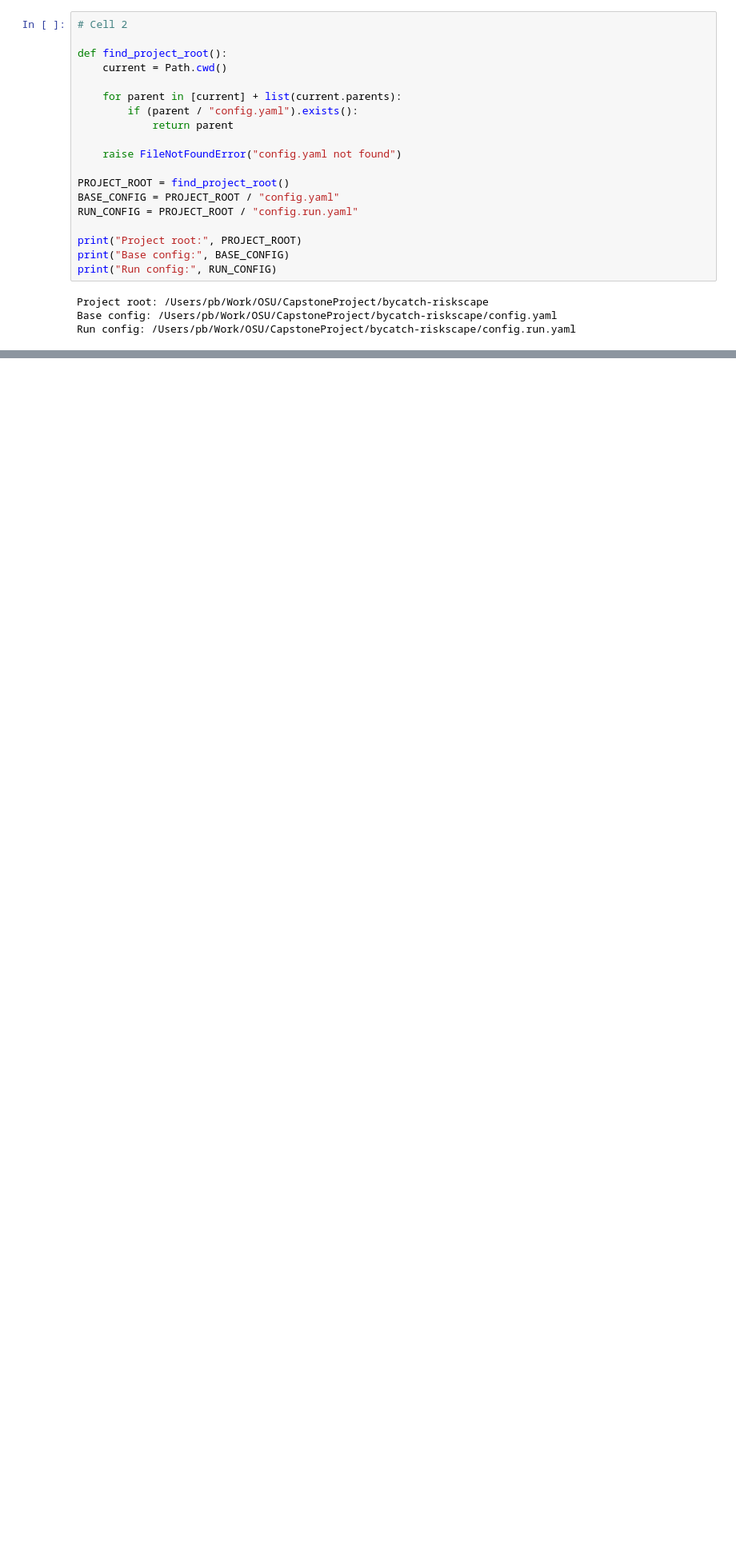
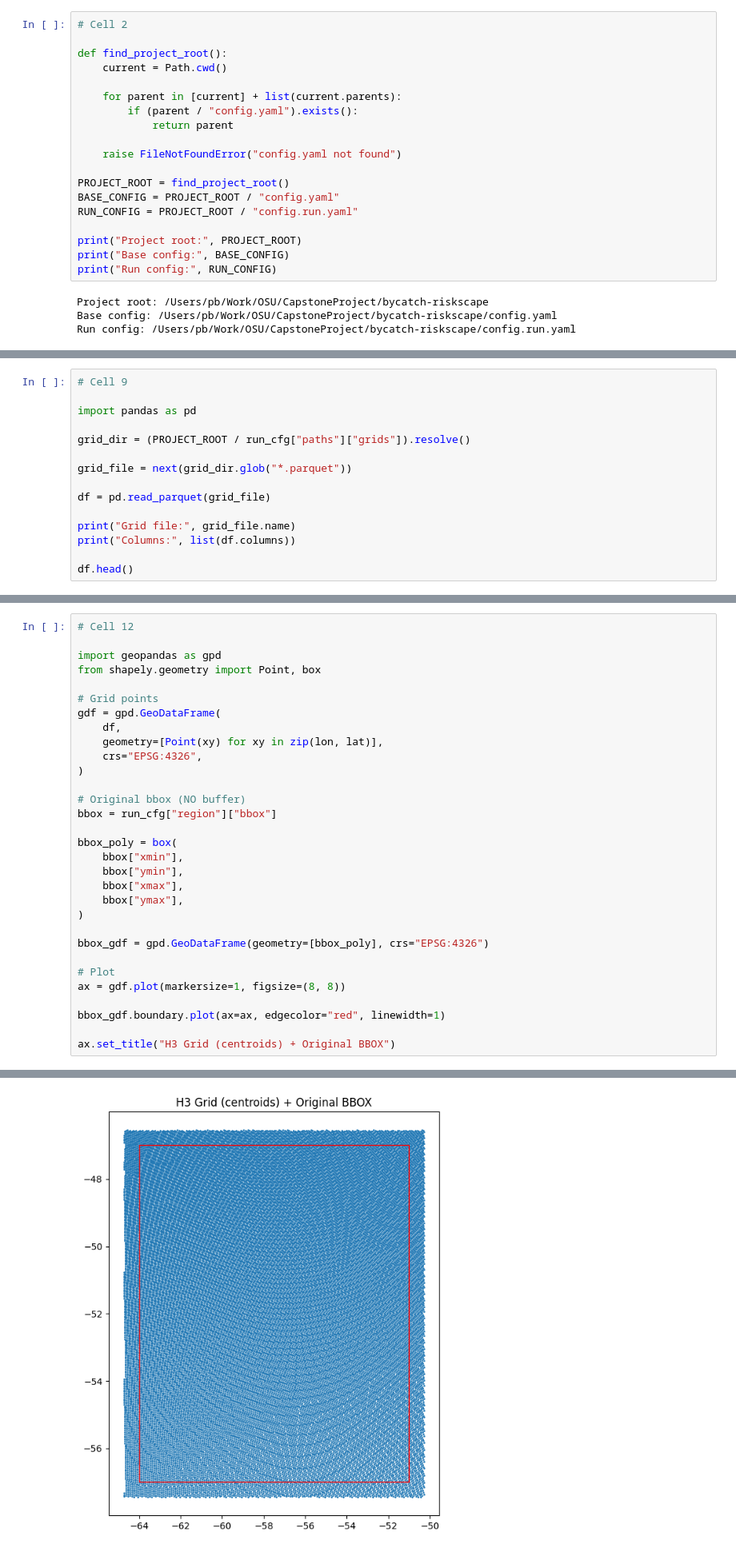
Before and after one commit to elpbatista/falkland-bycatch-riskscape, a Jupyter notebook: notebooks/00_pipeline_execution.ipynb, the cells around one changed output, grey strips where cells are left out. Shown at 80% size. Saved outputs shown, nothing was run; the diff lists cells and outputs as text; blank space fills up the shorter version.

```diff
--- a/notebooks/00_pipeline_execution.ipynb
+++ b/notebooks/00_pipeline_execution.ipynb
@@ -56,0 +121,15 @@ cfg
+# %%
+# Cell 9
+
+import pandas as pd
+
+grid_dir = (PROJECT_ROOT / run_cfg["paths"]["grids"]).resolve()
+
+grid_file = next(grid_dir.glob("*.parquet"))
+
+df = pd.read_parquet(grid_file)
+
+print("Grid file:", grid_file.name)
+print("Columns:", list(df.columns))
+
+df.head()
@@ -56,0 +184,32 @@ cfg
+# %%
+# Cell 12
+
+import geopandas as gpd
+from shapely.geometry import Point, box
+
+# Grid points
+gdf = gpd.GeoDataFrame(
+    df,
+    geometry=[Point(xy) for xy in zip(lon, lat)],
+    crs="EPSG:4326",
+)
+
+# Original bbox (NO buffer)
+bbox = run_cfg["region"]["bbox"]
+
+bbox_poly = box(
+    bbox["xmin"],
+    bbox["ymin"],
+    bbox["xmax"],
+    bbox["ymax"],
+)
+
+bbox_gdf = gpd.GeoDataFrame(geometry=[bbox_poly], crs="EPSG:4326")
+
+# Plot
+ax = gdf.plot(markersize=1, figsize=(8, 8))
+
+bbox_gdf.boundary.plot(ax=ax, edgecolor="red", linewidth=1)
+
+ax.set_title("H3 Grid (centroids) + Original BBOX")
+# %% [output]
@@ -56,0 +217 @@ cfg
+[figure, added]
```
Also changed, not shown: parts of 10 cells of this notebook, 1 other file.
